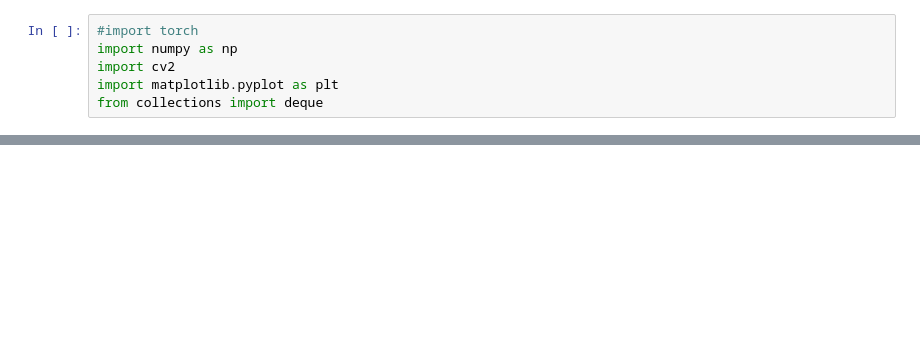
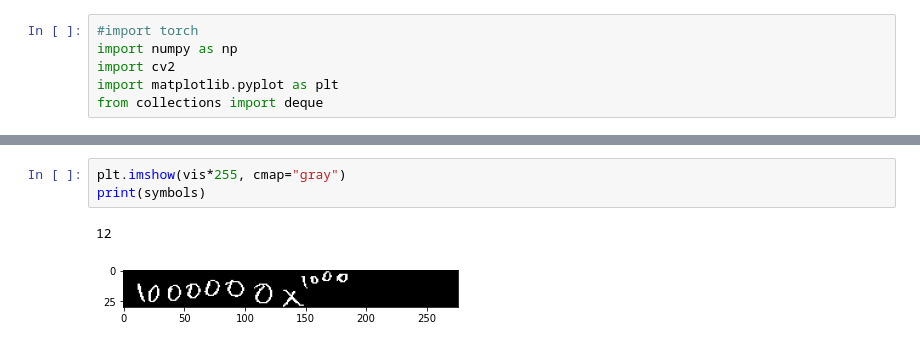
Before and after one commit to scrge-ai/polyonmialModel, a Jupyter notebook: visual-model.ipynb, the cells around one changed output, grey strips where cells are left out. Drawn from its saved outputs; the diff is of its cells as text; blank space fills up the shorter version.

```diff
--- a/visual-model.ipynb
+++ b/visual-model.ipynb
@@ -52,0 +122,6 @@ NameError: name 'model' is not defined
+# %%
+plt.imshow(vis*255, cmap="gray")
+print(symbols)
+# %% [output]
+12
+[figure, added]
```
Also changed, not shown: parts of 10 cells of this notebook.
